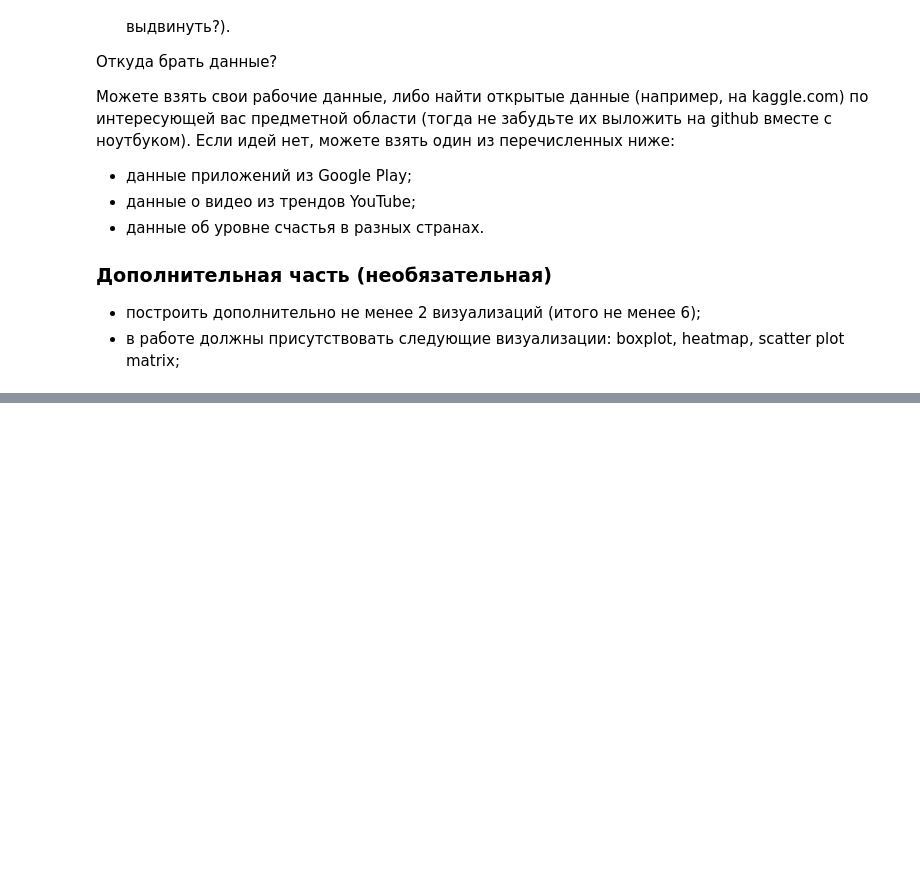
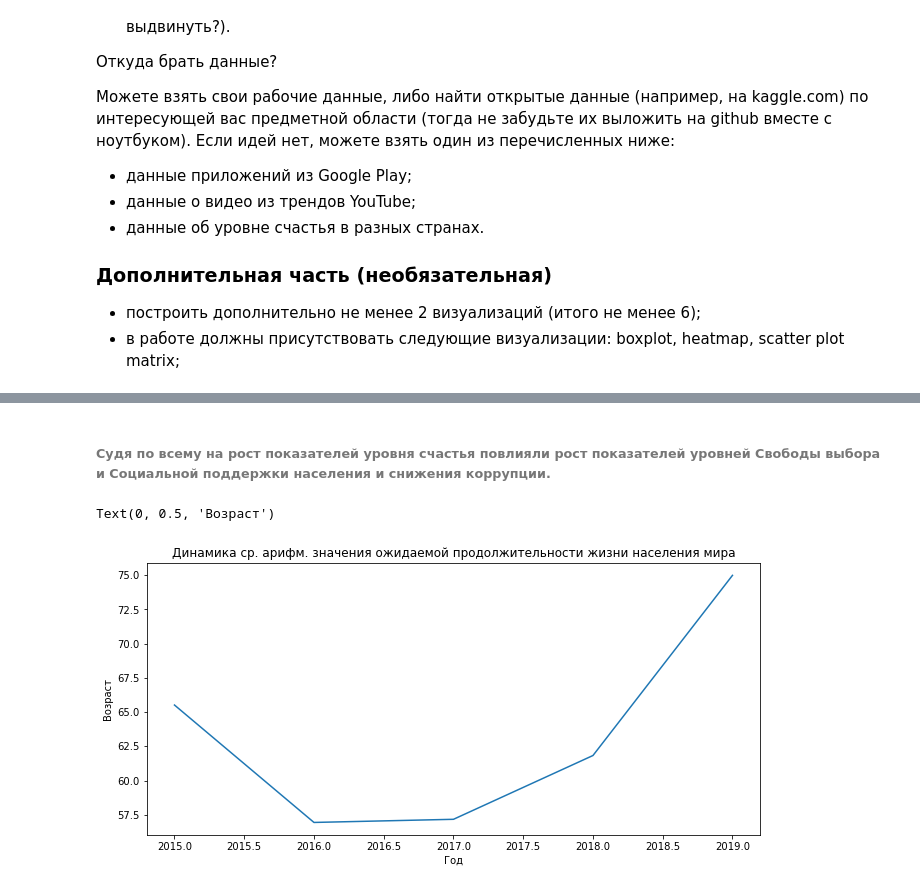
Before and after one commit to Gralex78/Home-Work-PYDA-20, a Jupyter notebook: 15_Visual/HW_#15.ipynb, the cells around one changed output, grey strips where cells are left out. Drawn from its saved outputs; the diff is of its cells as text; code cells hidden in the pictures; blank space fills up the shorter version.

```diff
--- a/15_Visual/HW_#15.ipynb
+++ b/15_Visual/HW_#15.ipynb
@@ -177,0 +241,13 @@ Text(0, 0.5, 'Продажи, млн. USD')
+# %% [markdown]
+
+
+###### Судя по всему на рост показателей уровня счастья повлияли рост показателей уровней Свободы выбора и Социальной поддержки населения и снижения коррупции.
+# %%
+wh = fltr_world_happy.groupby('Year').mean()[['Health']].head()
+plt.plot(wh.index, wh[['Health']])
+plt.title('Динамика ср. арифм. значения ожидаемой продолжительности жизни населения мира')
+plt.xlabel('Год')
+plt.ylabel('Возраст')
+# %% [output]
+Text(0, 0.5, 'Возраст')
+[figure, added]
```
Also changed, not shown: parts of 45 cells of this notebook.
